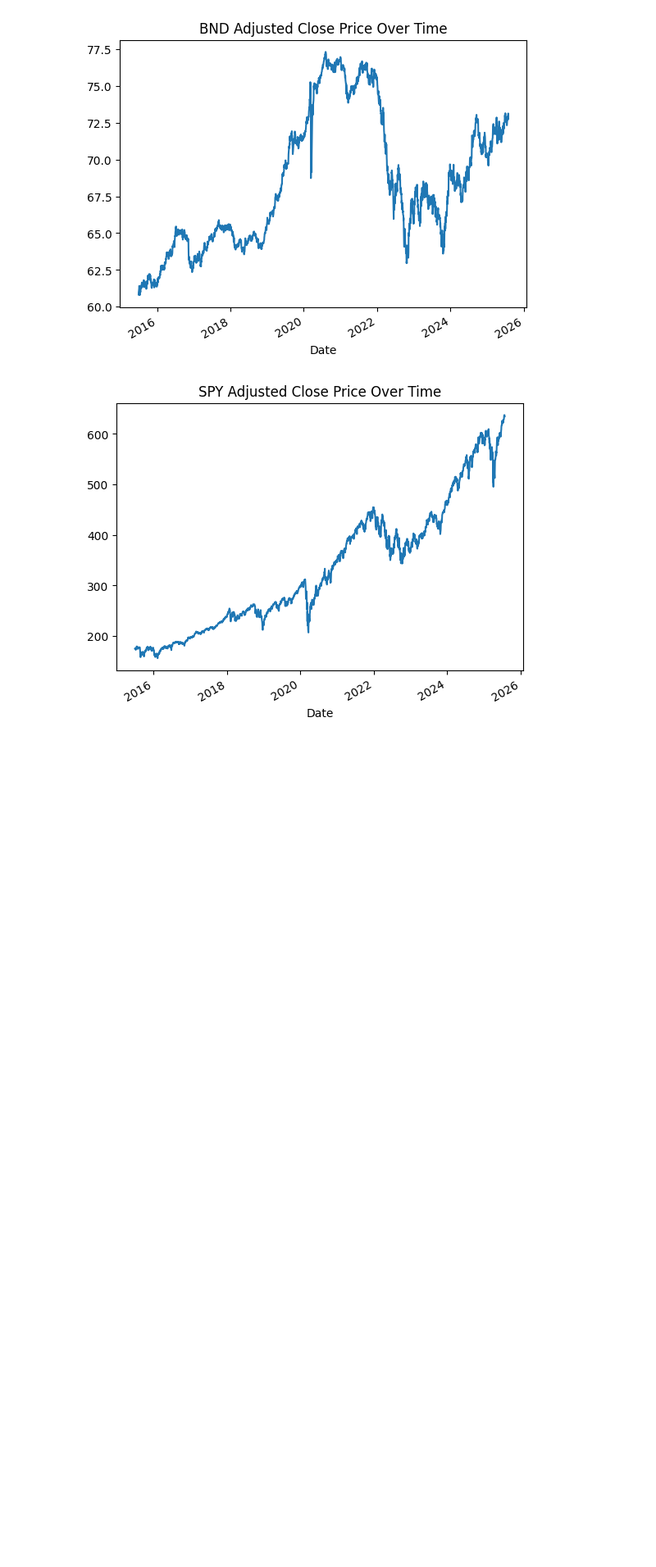
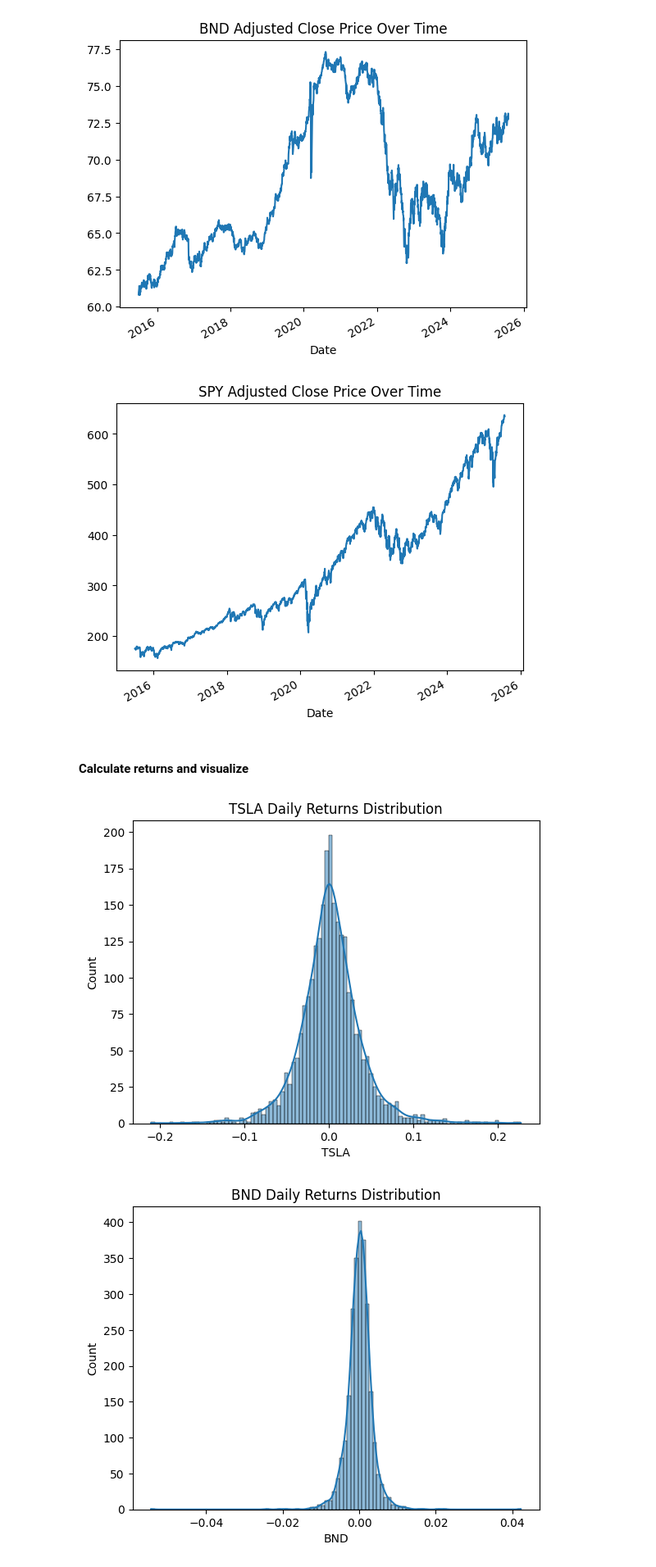
Before and after one commit to chalasimon/GMF-Time-Series-Forecasting-for-Portfolio-Optimization, a Jupyter notebook: notebooks/02_preprocess_explore.ipynb, the cells around one changed output. Shown at 82% size. Drawn from its saved outputs; the diff is of its cells as text; code cells hidden in the pictures; blank space fills up the shorter version.

Commit message:
feat: calculate return and visualize

```diff
--- a/notebooks/02_preprocess_explore.ipynb
+++ b/notebooks/02_preprocess_explore.ipynb
@@ -109,3 +111,5 @@ for t in tickers:
 [figure]
 [figure]
 [figure]
+# %% [markdown]
+#### Calculate returns and visualize
@@ -111,0 +120,12 @@ for t in tickers:
+# %%
+# Calculate daily returns
+returns = calculate_returns(dfs)
+
+# Plot daily percentage returns (volatility)
+for t in tickers:
+    sns.histplot(returns[t], bins=100, kde=True)
+    plt.title(f"{t} Daily Returns Distribution")
+    plt.show()
+# %% [output]
+[figure, added]
+[figure, added]
```
Also changed, not shown: parts of 4 cells of this notebook, 1 other file.
